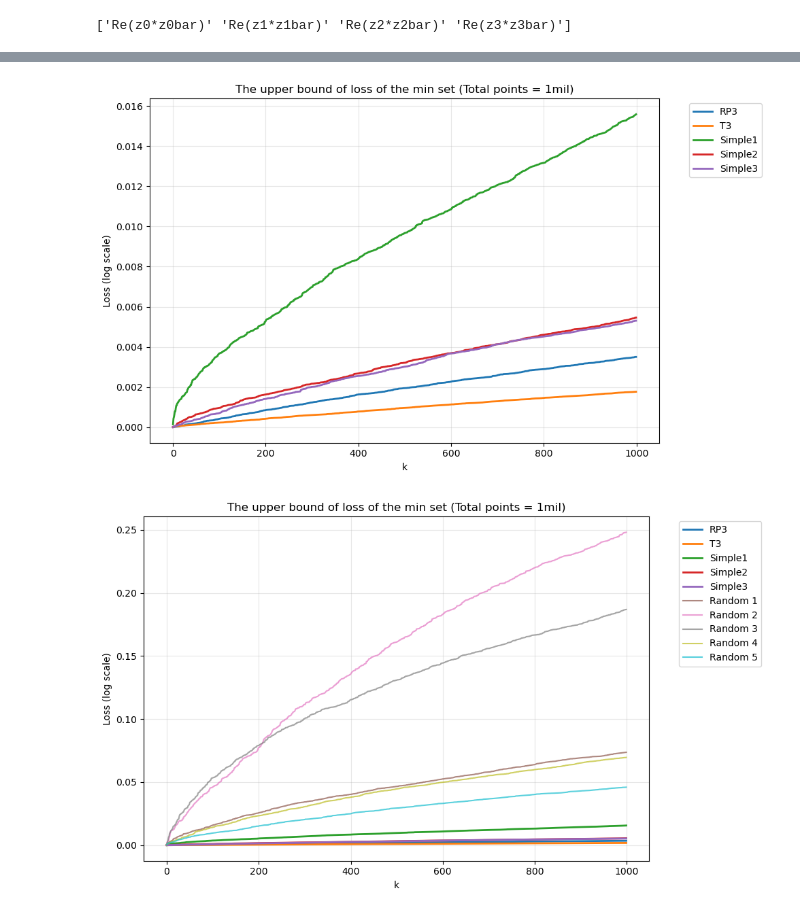
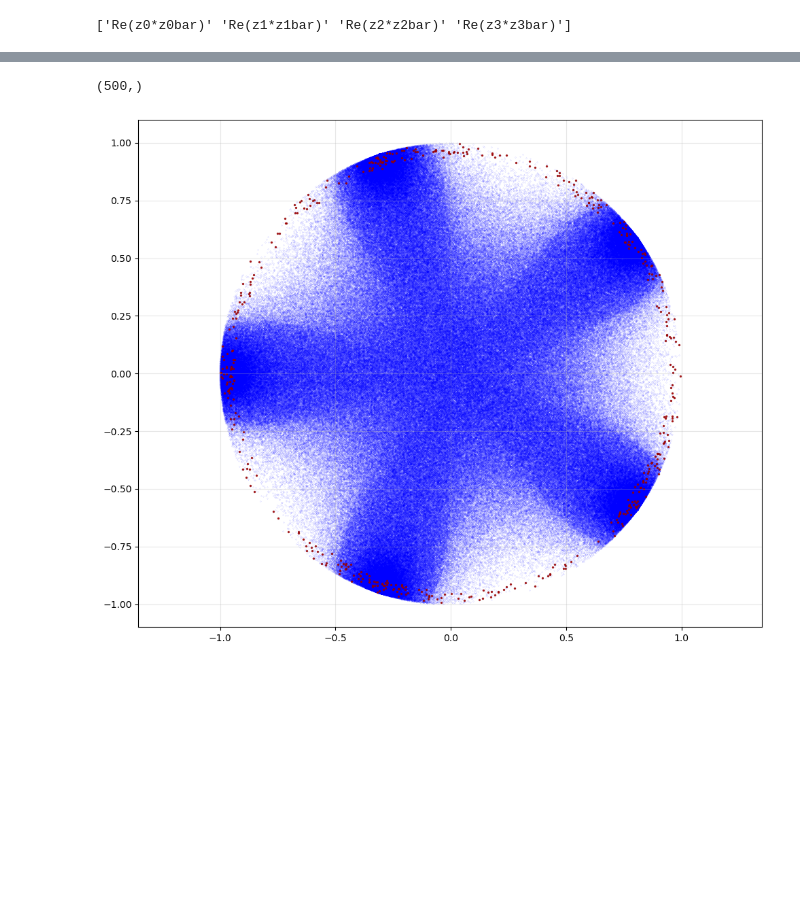
Before and after one commit to yidiq7/SLagSearch, a Jupyter notebook: SLagSearch_yidi.ipynb, the cells around one changed output, grey strips where cells are left out. Saved outputs shown, nothing was run; the diff lists cells and outputs as text; code cells hidden in the pictures; blank space fills up the shorter version.

```diff
--- a/SLagSearch_yidi.ipynb
+++ b/SLagSearch_yidi.ipynb
@@ -10,7 +19,7 @@ Note 1: Here we will just pick one patch. For a set of three equations, it is co
 
 Note 2: Since the points on the quintic is sampled with respected to the Fubini-Study metric, certain regions have more points in it, making it easier for find points with small loss in that region. It is possible that the search will be skewed towards those regions. (RP^3 is slightly more concentrated but does not have the largest volume.) This issue is not very easy to deal with, so far we just ignore it and hope it won't affect the result too much. (in a sense that even though it is easier to certain regions, it is still likely to find solutions in other parts, unless the points are supper sparse.)
 # %%
-with open('/home/spencer/Documents/SLagSearch/5mil_patch0.pkl', 'rb') as f:
+with open('/home/spencer/Documents/SLagSearch_old/5mil_patch0.pkl', 'rb') as f:
     pts_5mil_patch0 = pickle.load(f)
 # %%
 pts_5mil_patch0 = jnp.asarray(pts_5mil_patch0)
@@ -248,8 +257,6 @@ plt.tight_layout()
 # Show the plot
 plt.savefig('upper_bound_1mil_without_random.png')
 plt.show()
-# %% [output]
-[figure, removed]
 # %%
 # Create figure and axis
 plt.figure(figsize=(10, 6))
@@ -278,7 +285,7 @@ plt.ylabel('Loss (log scale)')
 #plt.yscale('log')
 plt.title('The upper bound of loss of the min set (Total points = 1mil)')
 plt.legend(bbox_to_anchor=(1.05, 1), loc='upper left')
-plt.grid(True, alpha=0.3)
+plt.grid(Trfind_satisfying_pointsue, alpha=0.3)
 
 # Adjust layout to prevent legend cutoff
 plt.tight_layout()
@@ -286,5 +293,47 @@ plt.tight_layout()
 # Show the plot
 plt.savefig('upper_bound_1mil_with_random.png')
 plt.show()
-# %% [output]
-[figure, removed]
+# %%
+pt_x[~loss_mask].shape
+# %% [output]
+(500,)
+# %%
+# Extract z0 (first column)
+#z0 = pts_5mil_patch0[:, 2]
+pt_x = np.real(pts_5mil_patch0[:, 2])
+pt_y = np.imag(pts_5mil_patch0[:, 2])
+
+loss_idx = find_satisfying_points(coeffs_T3, basis, k=500)
+# Create the scatter plot
+plt.figure(figsize=(10, 8))
+
+# Plot points that don't satisfy the condition in blue
+plt.scatter(pt_x,
+            pt_y,
+            c='blue',
+            alpha=0.6,
+            label='Normal points',
+            s=.01)
+
+# Plot points that satisfy the condition in red
+plt.scatter(pt_x[loss_idx],
+            pt_y[loss_idx],
+            c='red',
+            alpha=0.8,
+            label='Equal modulus points',
+            s=2,
+            edgecolor='darkred',
+            linewidth=1)
+
+#plt.xlabel('Real(z₀)', fontsize=12)
+#plt.ylabel('Imag(z₀)', fontsize=12)
+#plt.title('Scatter Plot of Complex Points z₀\n(Red: |z₀|² = |z₁|² = |z₂|² = |z₃|²)', fontsize=14)
+plt.grid(True, alpha=0.3)
+#plt.legend()
+plt.axis('equal')  # Equal aspect ratio
+
+
+plt.tight_layout()
+plt.show()
+# %% [output]
+[figure, added]
```
Also changed, not shown: parts of 21 cells of this notebook.
